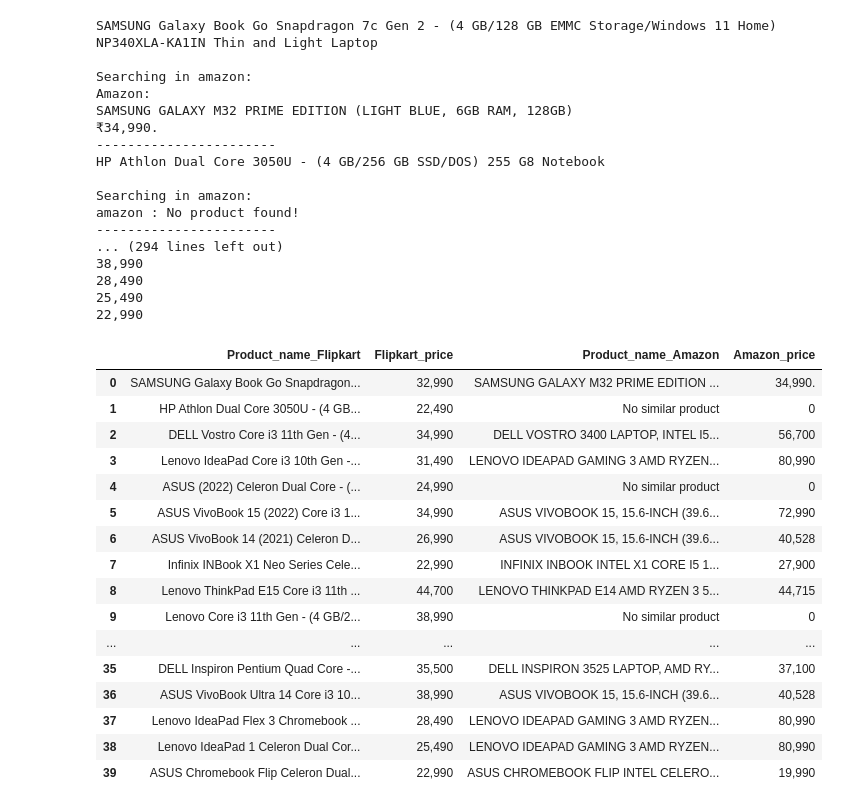
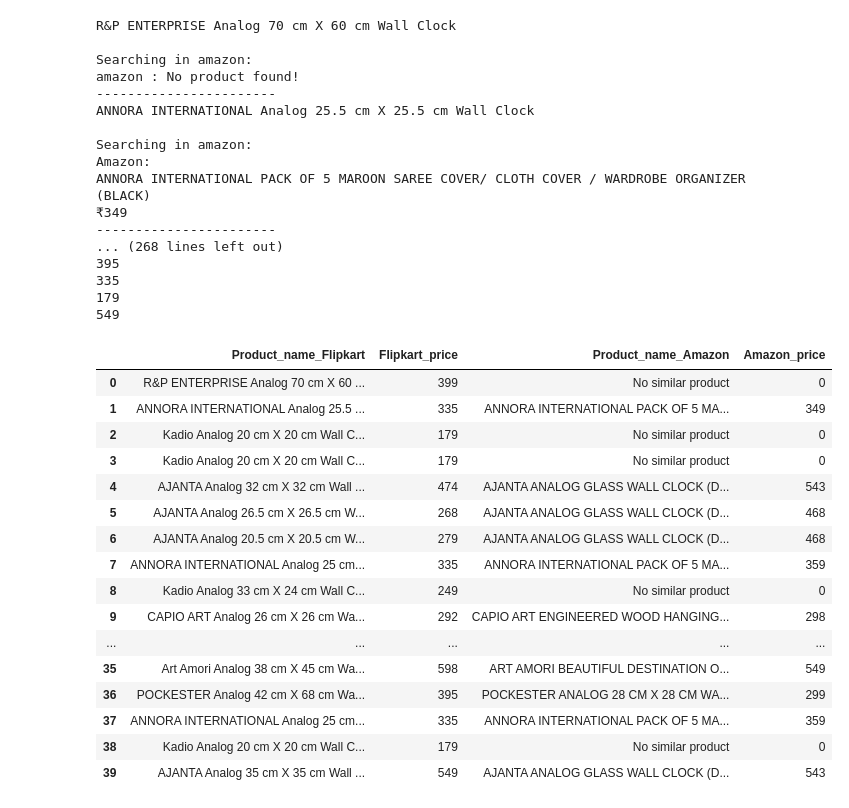
Before and after one commit to Pranjali693/PriceComparisonWebApp, a Jupyter notebook: Flipkart_test.ipynb, the cells around one changed output. Saved outputs shown, nothing was run; the diff lists cells and outputs as text; code cells hidden in the pictures.

```diff
--- a/Flipkart_test.ipynb
+++ b/Flipkart_test.ipynb
@@ -257,62 +257,59 @@ while i in range(len(names)):
                 print("amazon: No product found!")
                 print("-----------------------")
                 amazon_price = '0'
                 amazonlist.append(amazon_price)
                 amazonName.append("No similar product")
             return amazon_price
     amazon_price = amazon(names[i])
     flipkart=''
-    ebay=''
-    croma=''
     amazon=''
-    olx=''
     i += 1
 flip = flipPrices
 idk = []
 for i in range(len(flip)):
     try:
         x = flip[i].text.replace('₹','')
         print(x)
         idk.append(x)
     except:
         idk = test
 df = pd.DataFrame(list(zip(names,idk,amazonName, amazonlist)),
                columns =["Product_name_Flipkart","Flipkart_price",'Product_name_Amazon', 'Amazon_price'])
 
 df.to_csv('flipkartandamazon.csv')
 df
 # %% [output]
-SAMSUNG Galaxy Book Go Snapdragon 7c Gen 2 - (4 GB/128 GB EMMC Storage/Windows 11 Home) NP340XLA-KA1IN Thin and Light Laptop
-
-Searching in amazon:
-Amazon:
-SAMSUNG GALAXY M32 PRIME EDITION (LIGHT BLUE, 6GB RAM, 128GB)
-₹34,990.
------------------------
-HP Athlon Dual Core 3050U - (4 GB/256 GB SSD/DOS) 255 G8 Notebook
+R&P ENTERPRISE Analog 70 cm X 60 cm Wall Clock
 
 Searching in amazon:
 amazon : No product found!
 -----------------------
-... (294 lines left out)
-38,990
-28,490
-25,490
-22,990
+ANNORA INTERNATIONAL Analog 25.5 cm X 25.5 cm Wall Clock
+
+Searching in amazon:
+Amazon:
+ANNORA INTERNATIONAL PACK OF 5 MAROON SAREE COVER/ CLOTH COVER / WARDROBE ORGANIZER (BLACK)
+₹349
+-----------------------
+... (268 lines left out)
+395
+335
+179
+549
 |  | Product_name_Flipkart | Flipkart_price | Product_name_Amazon | Amazon_price |
-| 0 | SAMSUNG Galaxy Book Go Snapdragon... | 32,990 | SAMSUNG GALAXY M32 PRIME EDITION ... | 34,990. |
-| 1 | HP Athlon Dual Core 3050U - (4 GB... | 22,490 | No similar product | 0 |
-| 2 | DELL Vostro Core i3 11th Gen - (4... | 34,990 | DELL VOSTRO 3400 LAPTOP, INTEL I5... | 56,700 |
-| 3 | Lenovo IdeaPad Core i3 10th Gen -... | 31,490 | LENOVO IDEAPAD GAMING 3 AMD RYZEN... | 80,990 |
-| 4 | ASUS (2022) Celeron Dual Core - (... | 24,990 | No similar product | 0 |
-| 5 | ASUS VivoBook 15 (2022) Core i3 1... | 34,990 | ASUS VIVOBOOK 15, 15.6-INCH (39.6... | 72,990 |
-| 6 | ASUS VivoBook 14 (2021) Celeron D... | 26,990 | ASUS VIVOBOOK 15, 15.6-INCH (39.6... | 40,528 |
-| 7 | Infinix INBook X1 Neo Series Cele... | 22,990 | INFINIX INBOOK INTEL X1 CORE I5 1... | 27,900 |
-| 8 | Lenovo ThinkPad E15 Core i3 11th ... | 44,700 | LENOVO THINKPAD E14 AMD RYZEN 3 5... | 44,715 |
-| 9 | Lenovo Core i3 11th Gen - (4 GB/2... | 38,990 | No similar product | 0 |
+| 0 | R&P ENTERPRISE Analog 70 cm X 60 ... | 399 | No similar product | 0 |
+| 1 | ANNORA INTERNATIONAL Analog 25.5 ... | 335 | ANNORA INTERNATIONAL PACK OF 5 MA... | 349 |
+| 2 | Kadio Analog 20 cm X 20 cm Wall C... | 179 | No similar product | 0 |
+| 3 | Kadio Analog 20 cm X 20 cm Wall C... | 179 | No similar product | 0 |
+| 4 | AJANTA Analog 32 cm X 32 cm Wall ... | 474 | AJANTA ANALOG GLASS WALL CLOCK (D... | 543 |
+| 5 | AJANTA Analog 26.5 cm X 26.5 cm W... | 268 | AJANTA ANALOG GLASS WALL CLOCK (D... | 468 |
+| 6 | AJANTA Analog 20.5 cm X 20.5 cm W... | 279 | AJANTA ANALOG GLASS WALL CLOCK (D... | 468 |
+| 7 | ANNORA INTERNATIONAL Analog 25 cm... | 335 | ANNORA INTERNATIONAL PACK OF 5 MA... | 359 |
+| 8 | Kadio Analog 33 cm X 24 cm Wall C... | 249 | No similar product | 0 |
+| 9 | CAPIO ART Analog 26 cm X 26 cm Wa... | 292 | CAPIO ART ENGINEERED WOOD HANGING... | 298 |
 | ... | ... | ... | ... | ... |
-| 35 | DELL Inspiron Pentium Quad Core -... | 35,500 | DELL INSPIRON 3525 LAPTOP, AMD RY... | 37,100 |
-| 36 | ASUS VivoBook Ultra 14 Core i3 10... | 38,990 | ASUS VIVOBOOK 15, 15.6-INCH (39.6... | 40,528 |
-| 37 | Lenovo IdeaPad Flex 3 Chromebook ... | 28,490 | LENOVO IDEAPAD GAMING 3 AMD RYZEN... | 80,990 |
-| 38 | Lenovo IdeaPad 1 Celeron Dual Cor... | 25,490 | LENOVO IDEAPAD GAMING 3 AMD RYZEN... | 80,990 |
-| 39 | ASUS Chromebook Flip Celeron Dual... | 22,990 | ASUS CHROMEBOOK FLIP INTEL CELERO... | 19,990 |
+| 35 | Art Amori Analog 38 cm X 45 cm Wa... | 598 | ART AMORI BEAUTIFUL DESTINATION O... | 549 |
+| 36 | POCKESTER Analog 42 cm X 68 cm Wa... | 395 | POCKESTER ANALOG 28 CM X 28 CM WA... | 299 |
+| 37 | ANNORA INTERNATIONAL Analog 25 cm... | 335 | ANNORA INTERNATIONAL PACK OF 5 MA... | 359 |
+| 38 | Kadio Analog 20 cm X 20 cm Wall C... | 179 | No similar product | 0 |
+| 39 | AJANTA Analog 35 cm X 35 cm Wall ... | 549 | AJANTA ANALOG GLASS WALL CLOCK (D... | 543 |
```
Also changed, not shown: parts of 3 cells of this notebook, 4 other files.
